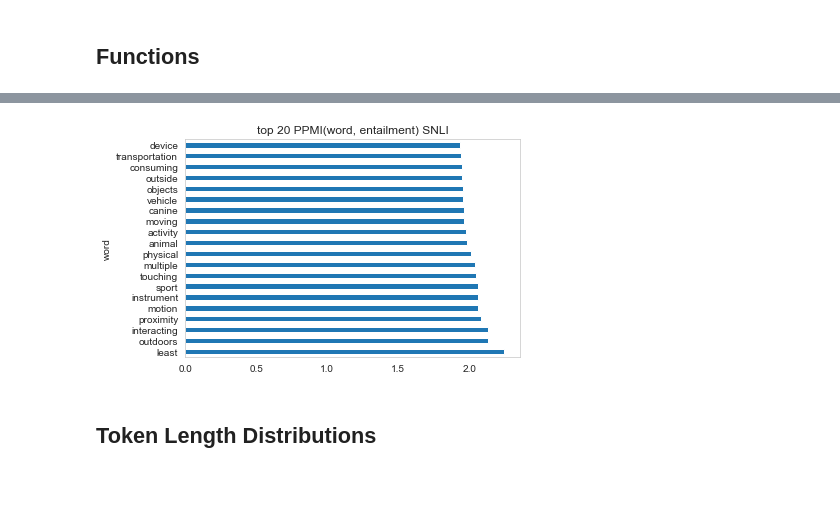
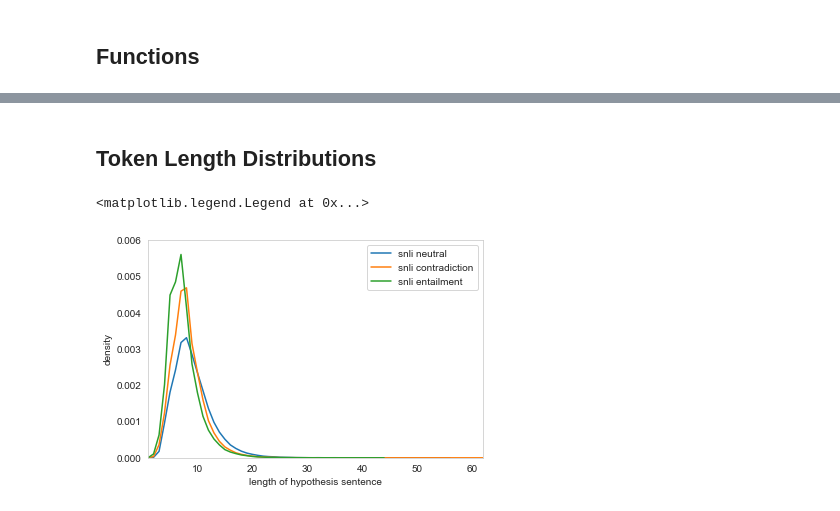
Before and after one commit to swabhs/notebooks, a Jupyter notebook: annotation_artifacts.ipynb, the cells around one changed output, grey strips where cells are left out. Drawn from its saved outputs; the diff is of its cells as text; code cells hidden in the pictures; blank space fills up the shorter version.

```diff
--- a/annotation_artifacts.ipynb
+++ b/annotation_artifacts.ipynb
@@ -225,6 +204,0 @@ ax = (hardest_pmi.loc[hardest_pmi['class'] == 'entailment']
-# %%
-sns.set_style("whitegrid", {'axes.grid' : False})
-ax = (hardest_pmi.loc[hardest_pmi['class'] == 'neutral']
-              .sort_values(by='pmi', ascending=False)
-              .head(n=20)
-              .plot(kind='barh', x='word', y='pmi', title='top 20 PPMI(word, neutral) hardest', legend=False))
@@ -233,23 +205,3 @@ ax = (hardest_pmi.loc[hardest_pmi['class'] == 'neutral']
-# %%
-sns.set_style("whitegrid", {'axes.grid' : False})
-ax = (snli_pmi.loc[snli_pmi['class'] == 'contradiction']
-              .sort_values(by='pmi', ascending=False)
-              .head(n=20)
-              .plot(kind='barh', x='word', y='pmi', title='top 20 PPMI(word, contradiction) SNLI', legend=False))
-# %%
-sns.set_style("whitegrid", {'axes.grid' : False})
-ax = (snli_pmi.loc[snli_pmi['class'] == 'entailment']
-              .sort_values(by='pmi', ascending=False)
-              .head(n=20)
-              .plot(kind='barh', x='word', y='pmi', title='top 20 PPMI(word, entailment) SNLI', legend=False))
-# %% [output]
-[figure, removed]
-# %%
-sns.set_style("whitegrid", {'axes.grid' : False})
-ax = (snli_pmi.loc[snli_pmi['class'] == 'neutral']
-              .sort_values(by='pmi', ascending=False)
-              .head(n=20)
-              .plot(kind='barh', x='word', y='pmi', title='top 20 PPMI(word, neutral) SNLI', legend=False))
 # %% [markdown]
 ## Token Length Distributions
 # %%
@@ -260,13 +209,15 @@ contradiction_snli = snli.loc[snli.gold_label == 'contradiction']
 entailment_snli = snli.loc[snli.gold_label == 'entailment']
 neutral_snli = snli.loc[snli.gold_label == 'neutral']
 # %%
-_ = plot_tokens(neutral_mnli)
-_ = plot_tokens(contradiction_mnli)
-ax = plot_tokens(entailment_mnli)
-ax.set_xlabel('number of tokens')
+_ = plot_tokens(neutral_snli)
+_ = plot_tokens(contradiction_snli)
+ax = plot_tokens(entailment_snli)
+ax.set_xlabel('length of hypothesis sentence')
 ax.set_ylabel('density')
-ax.legend(["mnli neutral",
-           "mnli contradiction",
-           "mnli entailment"])
-ax.set_ylim([0, 0.0025])
-ax.set_xlim([0, 30])
+ax.legend(["snli neutral",
+           "snli contradiction",
+           "snli entailment"])
+# ax.set_ylim([0, 0.0012])
+# %% [output]
+<matplotlib.legend.Legend at 0x...>
+[figure, added]
```
Also changed, not shown: parts of 25 cells of this notebook.
